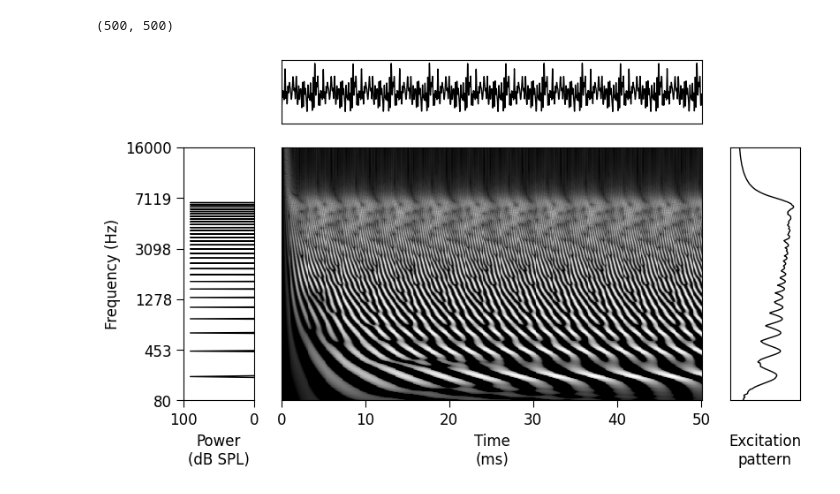
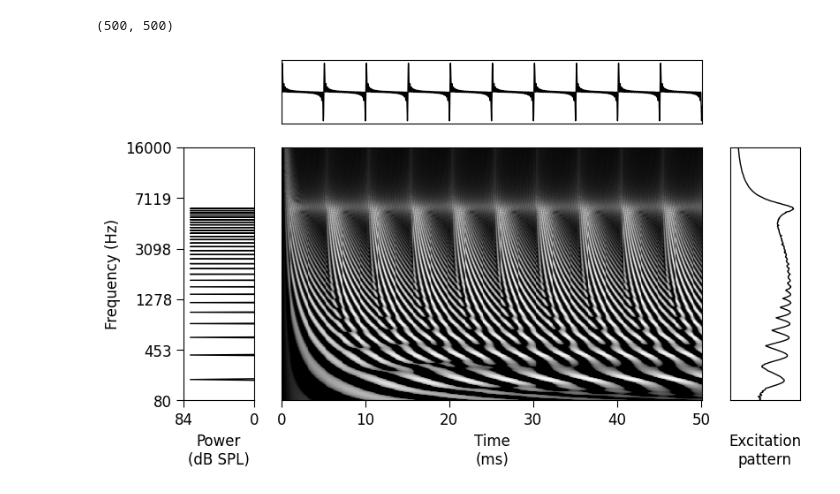
Before and after one commit to msaddler/auditory_model_tutorial, a Jupyter notebook: DEV.ipynb, the cells around one changed output. Saved outputs shown, nothing was run; the diff lists cells and outputs as text; code cells hidden in the pictures.

```diff
--- a/DEV.ipynb
+++ b/DEV.ipynb
@@ -148,48 +149,48 @@ class CochlearModel(torch.nn.Module):
         ----
         x (torch.Tensor):
             Input sound waveform. Shape (batch_size, num_samples).
 
         Returns
         -------
         x (torch.Tensor):
             Output of the cochlear model. Shape (batch_size, frequency_channels, num_samples).
         """
         x = self.cochlear_filterbank(x)
         x = torch.nn.functional.relu(x)
         x = torch.pow(x, self.compression_power)
         x = self.ihc_lowpass_filter(x)
         x = torch.nn.functional.relu(x)
         return x
 
 
 cochlear_model = CochlearModel().to(device)
 
+importlib.reload(utils)
 x = utils.harmonic_complex_tone(
     sr=cochlear_model.sr_input,
     dur=0.05,
-    f0=220,
-    phase="rand",
+    f0=200,
+    phase="sine",
     harmonics=np.arange(1, 31, 1),
+    amplitudes=0.2,
 )
 x_tensor = torch.as_tensor(x, device=device).float().unsqueeze(0)
 x_nervegram_tensor = cochlear_model(x_tensor).squeeze(0)
 x_nervegram = x_nervegram_tensor.detach().cpu().numpy()
 print(x_nervegram.shape)
+
+
+fig, ax_arr = utils.make_nervegram_plot(
+    waveform=x,
+    nervegram=x_nervegram,
+    sr_waveform=cochlear_model.sr_input,
+    sr_nervegram=cochlear_model.sr_output,
+    cfs=cochlear_model.cfs,
+)
+plt.show()
 # %% [output]
 (500, 500)
+[figure, added]
-# %%
-importlib.reload(utils)
-
-fig, ax_arr = utils.make_nervegram_plot(
-    waveform=x,
-    nervegram=x_nervegram,
-    sr_waveform=cochlear_model.sr_input,
-    sr_nervegram=cochlear_model.sr_output,
-    cfs=cochlear_model.cfs,
-)
-plt.show()
-# %% [output]
-[figure, removed]
 # %%
 for _ in tqdm.tqdm(range(10)):
     cochlear_model(x_tensor).squeeze(0)
```
Also changed, not shown: parts of 6 cells of this notebook, 1 other file.
